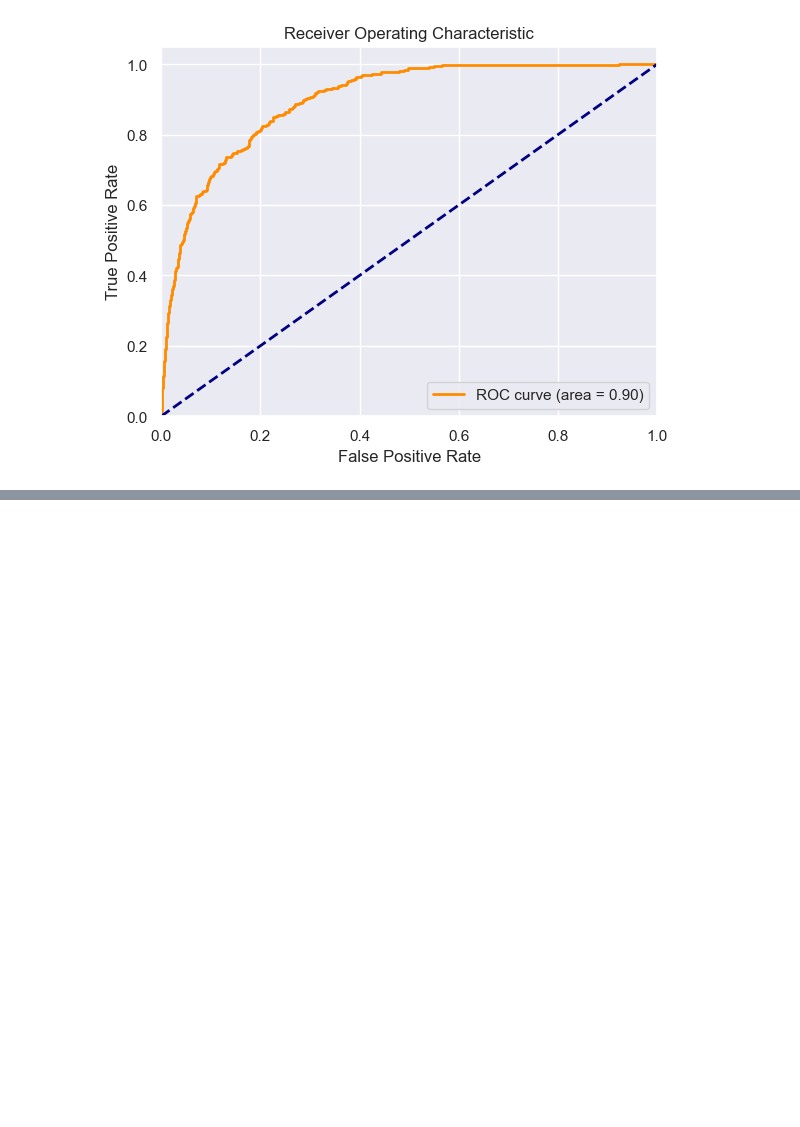
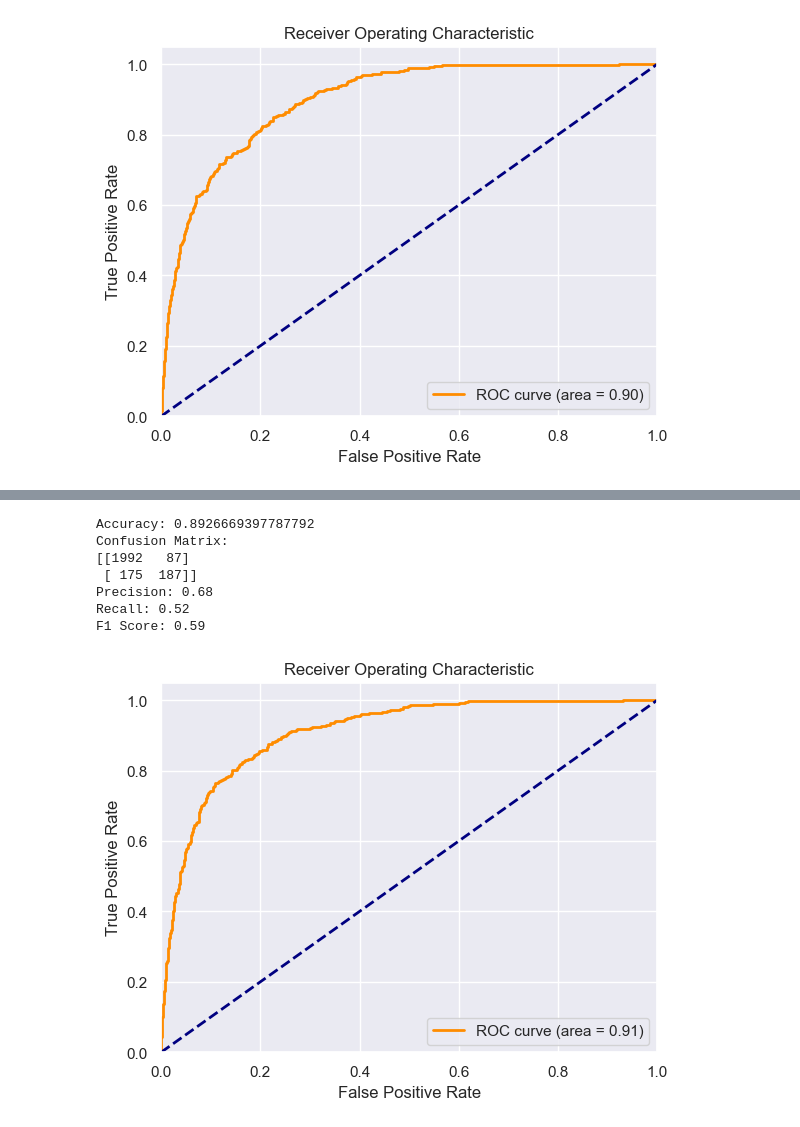
Before and after one commit to alessandroAbati/Online-Shoppers-Purchasing-Intention-Prediction, a Jupyter notebook: main.ipynb, the cells around one changed output, grey strips where cells are left out. Saved outputs shown, nothing was run; the diff lists cells and outputs as text; code cells hidden in the pictures; blank space fills up the shorter version.

```diff
--- a/main.ipynb
+++ b/main.ipynb
@@ -406,0 +457,53 @@ F1 Score: 0.49
+# %%
+y = df['Revenue'] # Labels
+X = df[df.columns.difference(['Revenue', 'VisitorType']).to_list()] # Features
+X_train, X_test, y_train, y_test = train_test_split(X, y, test_size=0.2, random_state=42)
+# Create a pipeline that first scales the data then applies logistic regression
+pipe = make_pipeline(StandardScaler(), LogisticRegression(max_iter=10000, solver='lbfgs'))
+
+# Fit and predict
+pipe.fit(X_train, y_train)
+y_pred = pipe.predict(X_test)
+
+# Predict probabilities for the test data
+y_probs = pipe.predict_proba(X_test)[:, 1]  # get the probability of the positive class
+
+# Evaluate the model
+accuracy = accuracy_score(y_test, y_pred)
+conf_matrix = confusion_matrix(y_test, y_pred)
+
+# Calculate Precision, Recall, and F1 score
+precision = precision_score(y_test, y_pred)
+recall = recall_score(y_test, y_pred)
+f1 = f1_score(y_test, y_pred)
+
+print(f'Accuracy: {accuracy}')
+print(f'Confusion Matrix:\n{conf_matrix}')
+print(f'Precision: {precision:.2f}')
+print(f'Recall: {recall:.2f}')
+print(f'F1 Score: {f1:.2f}')
+
+# Calculate ROC Curve and AUC
+fpr, tpr, thresholds = roc_curve(y_test, y_probs)
+roc_auc = auc(fpr, tpr)
+
+# Plot the ROC Curve
+plt.figure()
+plt.plot(fpr, tpr, color='darkorange', lw=2, label='ROC curve (area = %0.2f)' % roc_auc)
+plt.plot([0, 1], [0, 1], color='navy', lw=2, linestyle='--')
+plt.xlim([0.0, 1.0])
+plt.ylim([0.0, 1.05])
+plt.xlabel('False Positive Rate')
+plt.ylabel('True Positive Rate')
+plt.title('Receiver Operating Characteristic')
+plt.legend(loc="lower right")
+plt.show()
+# %% [output]
+Accuracy: 0.8926669397787792
+Confusion Matrix:
+[[1992   87]
+ [ 175  187]]
+Precision: 0.68
+Recall: 0.52
+F1 Score: 0.59
+[figure, added]
```
Also changed, not shown: parts of 9 cells of this notebook.
